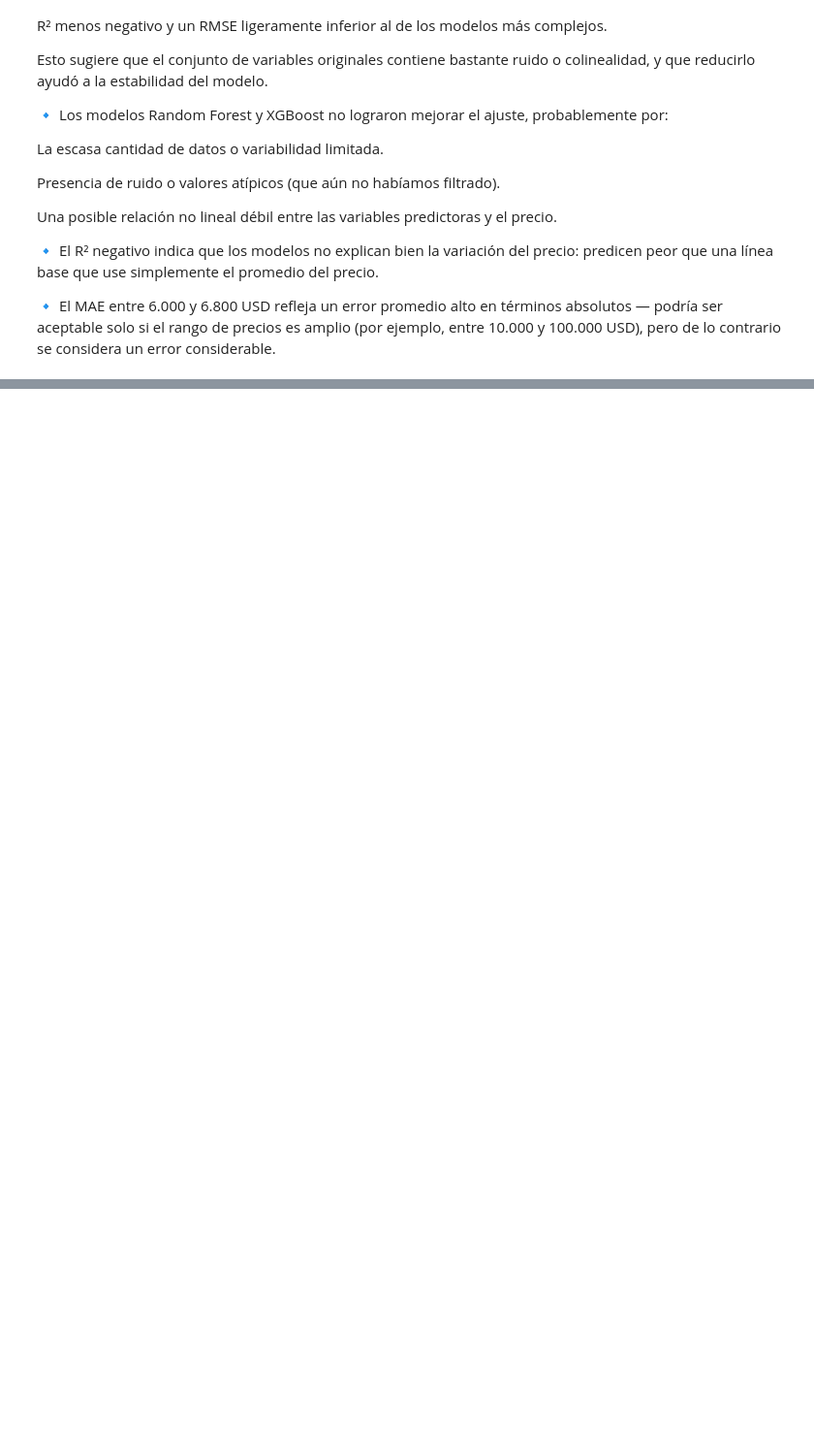
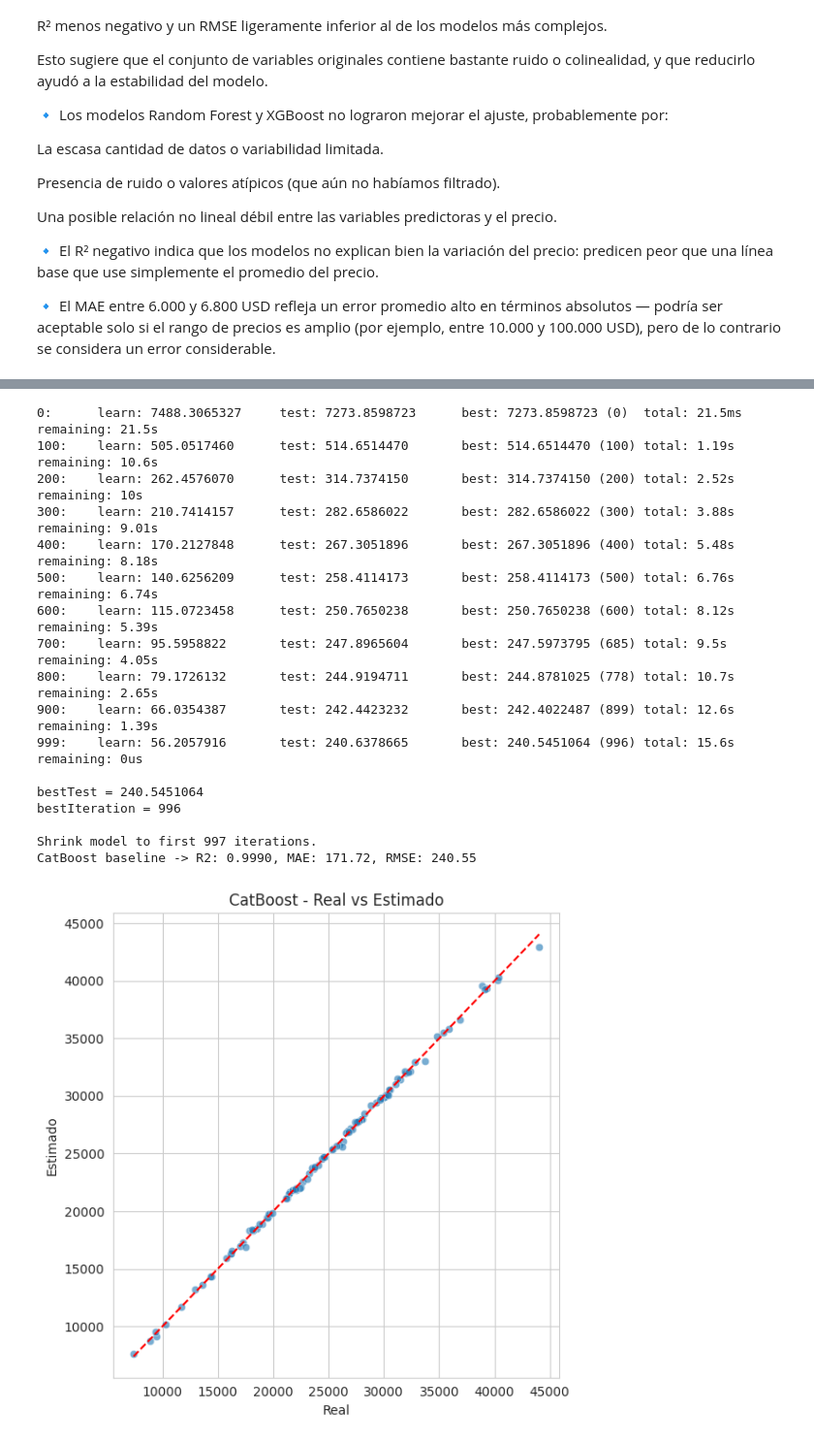
Before and after one commit to ameschini2206/Segunda-Entrega, a Jupyter notebook: ProyectoDS_ParteI_Alejandro_Meschini p2.ipynb, the cells around one changed output, grey strips where cells are left out. Shown: that part at 97% size. Drawn from its saved outputs; the diff is of its cells as text; code cells hidden in the pictures; blank space fills up the shorter version.

```diff
--- a/ProyectoDS_ParteI_Alejandro_Meschini p2.ipynb
+++ b/ProyectoDS_ParteI_Alejandro_Meschini p2.ipynb
@@ -685,0 +826,60 @@ Una posible relación no lineal débil entre las variables predictoras y el prec
+# %%
+from catboost import CatBoostRegressor, Pool
+from sklearn.model_selection import train_test_split
+from sklearn.metrics import r2_score, mean_absolute_error, mean_squared_error
+
+# Train/test split
+X_train, X_test, y_train, y_test = train_test_split(X, y, test_size=0.2, random_state=42)
+
+# Lista de cols categóricas (CatBoost acepta nombres)
+cat_features = cat_cols  # ya son nombres de columnas
+
+# Crear Pool (opcional) — CatBoost puede recibir DataFrame + cat_features directamente
+train_pool = Pool(X_train, y_train, cat_features=cat_features)
+test_pool  = Pool(X_test, y_test, cat_features=cat_features)
+
+# Modelo inicial (default / rápido)
+cb = CatBoostRegressor(
+    iterations=1000,
+    learning_rate=0.05,
+    depth=6,
+    eval_metric='RMSE',
+    random_seed=42,
+    verbose=100
+)
+
+cb.fit(train_pool, eval_set=test_pool, early_stopping_rounds=50, use_best_model=True)
+
+# Predicción y métricas
+y_pred = cb.predict(X_test)
+r2 = r2_score(y_test, y_pred)
+mae = mean_absolute_error(y_test, y_pred)
+rmse = mean_squared_error(y_test, y_pred) ** 0.5
+
+print(f"CatBoost baseline -> R2: {r2:.4f}, MAE: {mae:,.2f}, RMSE: {rmse:,.2f}")
+
+# Gráfico real vs Estimado
+plt.figure(figsize=(6,6))
+sns.scatterplot(x=y_test, y=y_pred, alpha=0.6)
+mn = min(y_test.min(), y_pred.min()); mx = max(y_test.max(), y_pred.max())
+plt.plot([mn,mx],[mn,mx],'r--'); plt.xlabel('Real'); plt.ylabel('Estimado'); plt.title('CatBoost - Real vs Estimado')
+plt.tight_layout(); plt.show()
+# %% [output]
+0:      learn: 7488.3065327     test: 7273.8598723      best: 7273.8598723 (0)  total: 21.5ms   remaining: 21.5s
+100:    learn: 505.0517460      test: 514.6514470       best: 514.6514470 (100) total: 1.19s    remaining: 10.6s
+200:    learn: 262.4576070      test: 314.7374150       best: 314.7374150 (200) total: 2.52s    remaining: 10s
+300:    learn: 210.7414157      test: 282.6586022       best: 282.6586022 (300) total: 3.88s    remaining: 9.01s
+400:    learn: 170.2127848      test: 267.3051896       best: 267.3051896 (400) total: 5.48s    remaining: 8.18s
+500:    learn: 140.6256209      test: 258.4114173       best: 258.4114173 (500) total: 6.76s    remaining: 6.74s
+600:    learn: 115.0723458      test: 250.7650238       best: 250.7650238 (600) total: 8.12s    remaining: 5.39s
+700:    learn: 95.5958822       test: 247.8965604       best: 247.5973795 (685) total: 9.5s     remaining: 4.05s
+800:    learn: 79.1726132       test: 244.9194711       best: 244.8781025 (778) total: 10.7s    remaining: 2.65s
+900:    learn: 66.0354387       test: 242.4423232       best: 242.4022487 (899) total: 12.6s    remaining: 1.39s
+999:    learn: 56.2057916       test: 240.6378665       best: 240.5451064 (996) total: 15.6s    remaining: 0us
+
+bestTest = 240.5451064
+bestIteration = 996
+
+Shrink model to first 997 iterations.
+CatBoost baseline -> R2: 0.9990, MAE: 171.72, RMSE: 240.55
+[figure, added]
```
Also changed, not shown: parts of 9 cells of this notebook.
